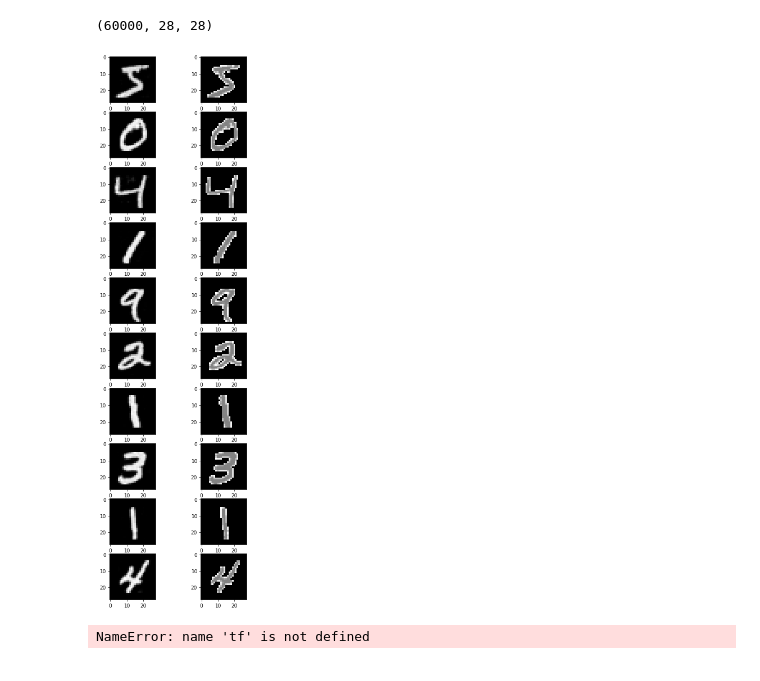
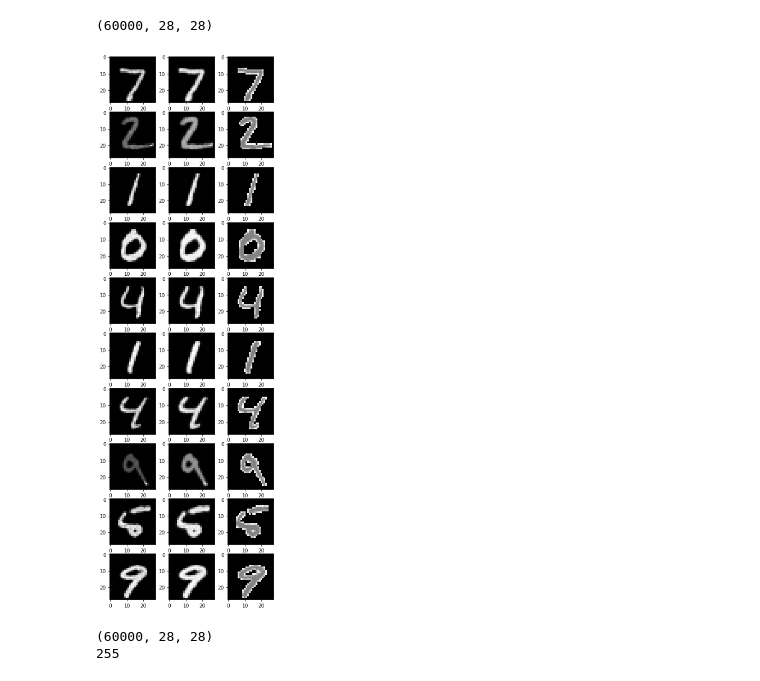
Before and after one commit to sichrist/DeepRain2, a Jupyter notebook: Networks/Playground_simple_dist.ipynb, the cells around one changed output. Drawn from its saved outputs; the diff is of its cells as text; code cells hidden in the pictures.

```diff
--- a/Networks/Playground_simple_dist.ipynb
+++ b/Networks/Playground_simple_dist.ipynb
@@ -142,6 +136,7 @@ print(x_train.max())
 x_train = x_train / 255.0
 x_train = x_train.reshape(x_train.shape[0],28,28,1)
 #y_train = y_train.reshape(y_train.shape[0],28,28,1)
+x_test = x_test / 255.0
 x_test = x_test.reshape(x_test.shape[0],28,28,1)
 
 def NLL(y_true, y_hat):
@@ -184,6 +179,6 @@ def test_ae_poisson(input_shape,activation="relu"):
 255
 # %%
 model_poisson = test_ae_poisson([28,28,1])
-model_poisson.compile(loss=NLL, optimizer=Adam( lr= 1e-3 ))
+model_poisson.compile(loss=NLL, optimizer=Adam( lr= 2e-3 ))
 model_poisson.summary()
 # %% [output]
@@ -205,5 +200,5 @@ Trainable params: 1,273,217
 Non-trainable params: 288
 _________________________________________________________________
 # %%
-model_poisson.fit(x_train,x_train,epochs=200,batch_size=300)
+model_poisson.fit( x_train,x_train,epochs=100,batch_size=400,validation_data=(x_test,x_test))
 # %% [output]
@@ -231,23 +226,25 @@ print(x_train.shape)
 x_train = x_train
 x_train = x_train.reshape(x_train.shape[0],28,28,1)
 x_train = x_train / 255.0
+x_test = x_test.reshape(x_test.shape[0],28,28,1)
+x_test = x_test / 255.0
+testset = x_test
 
+label = tf.image.convert_image_dtype(testset[:10]*255,dtype=tf.uint8)
 
-#y_train = y_train.reshape(y_train.shape[0],28,28,1)
-x_test = x_test.reshape(x_test.shape[0],28,28,1)
-pred = model_poisson(x_train[:10]).stddev()
-#pred = tf.image.convert_image_dtype(pred,dtype=tf.uint8)
-#label = tf.image.convert_image_dtype(x_train[:10],dtype=tf.uint8)
+pred_mean = model_poisson(testset[:10]).mean()
+pred_stddev = model_poisson(testset[:10]).stddev()
 # %% [output]
 (60000, 28, 28)
 # %%
-fig, axes = plt.subplots(10, 2, figsize=(6,20),dpi=64)
+fig, axes = plt.subplots(10, 3, figsize=(6,20),dpi=64)
 
-for batch,img in enumerate(pred):
+for batch,img in enumerate(pred_mean):
     axes[batch,0].imshow(img[:,:,0],cmap="gray")
-    axes[batch,1].imshow(label[batch,:,:,0],cmap="gray")
+    axes[batch,2].imshow(label[batch,:,:,0],cmap="gray")
+    axes[batch,1].imshow(pred_stddev[batch,:,:,0],cmap="gray")
 # %% [output]
-[figure, old version]
+[figure, new version]
 # %%
 (x_train, y_train), (x_test, y_test) = tf.keras.datasets.mnist.load_data()
 print(x_train.shape)
@@ -282,28 +279,35 @@ def test_ae_poisson_zf(input_shape,activation="relu"):
     layer = Conv2D(32, kernel_size=(3, 3), padding="same") (layer)
     layer = Activation(activation)(layer)
     layer = BatchNormalization()(layer)
-    layer  = MaxPooling2D((2, 2), strides=(2, 2))(layer)
+    #layer  = MaxPooling2D((2, 2), strides=(2, 2))(layer)
 
-    layer = Conv2D(64, kernel_size=(3, 3), padding="same") (layer)
-    layer = Activation(activation)(layer)
-    layer = BatchNormalization()(layer)
+    #layer = Conv2D(64, kernel_size=(3, 3), padding="same") (layer)
+    #layer = Activation(activation)(layer)
+    #layer = BatchNormalization()(layer)
     #layer = MaxPooling2D((2, 2), strides=(2, 2))(layer)
 
-    layer = UpSampling2D((2, 2))(layer)
+    #layer = UpSampling2D((2, 2))(layer)
     layer = Conv2D(32, kernel_size=(3, 3), padding="same") (layer)
     layer = Activation(activation)(layer)
     layer = BatchNormalization()(layer)
 
     layer = UpSampling2D((2, 2))(layer)
-    layer = Conv2D(2, kernel_size=(3, 3), padding="same") (layer)
-    layer = Activation(activation)(layer)
-    #layer = Flatten()(layer)
+    layer = Conv2D(2, kernel_size=(3, 3), padding="same",activation="tanh") (layer)
+    #layer = Activation(activation)(layer)
+    layer_1 = Flatten()(layer[:,:,:,:1])
+    layer_2 = Flatten()(layer[:,:,:,1:2])
+    layer_1 = Dense(28*28,activation="tanh")(layer_1)
+    layer_2 = Dense(28*28,activation="tanh")(layer_2)
+
+    layer_stacked = tf.stack([layer_1,layer_2],axis=-1)
+    layer = tf.reshape(layer_stacked, tf.shape(layer))
     layer = tfp.layers.DistributionLambda(zeroInflatedPoisson,name="ZPoisson")(layer)
 
     model = Model(inputs=inputs, outputs=layer)
     return model
 # %% [output]
-NameError: name 'tf' is not defined
+(60000, 28, 28)
+255
 # %%
 model_poisson_zf = test_ae_poisson_zf([28,28,1])
 model_poisson_zf.compile(loss=NLL, optimizer=Adam( lr= 1e-5 ))
```
Also changed, not shown: parts of 17 cells of this notebook, 18 other files.
